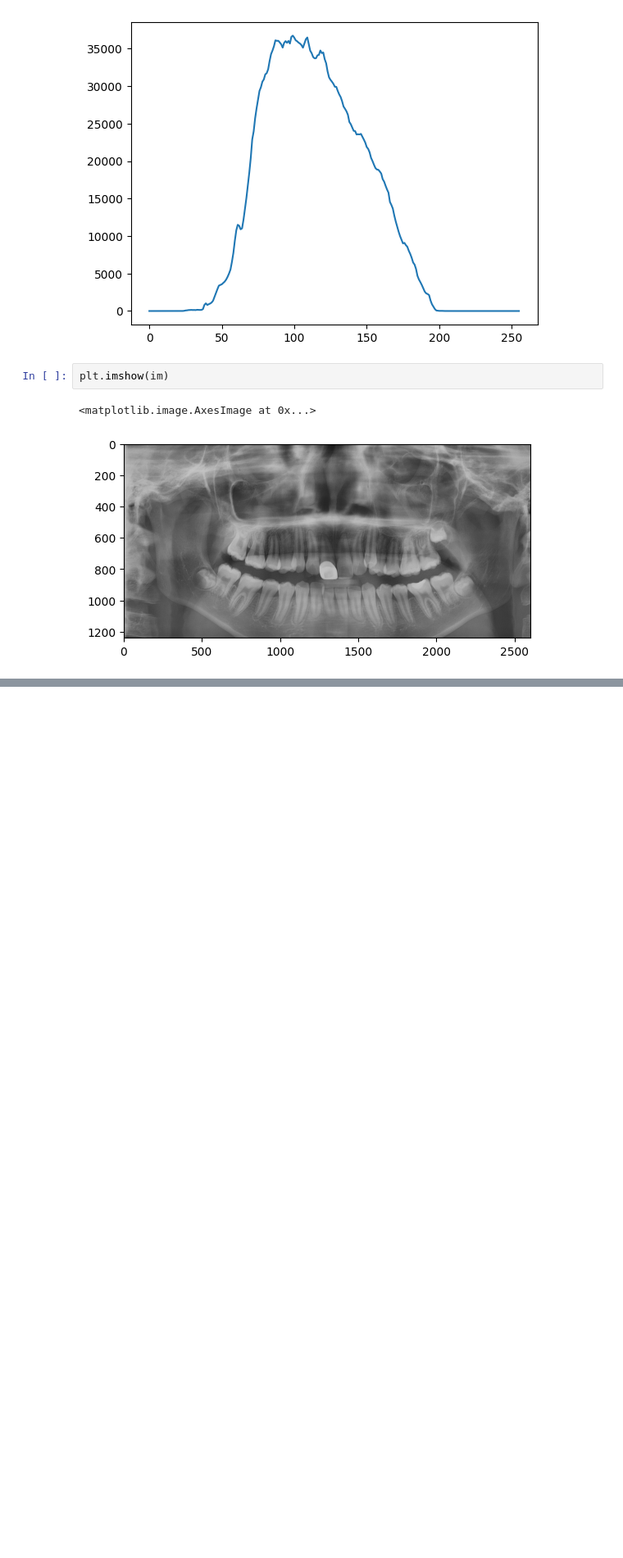
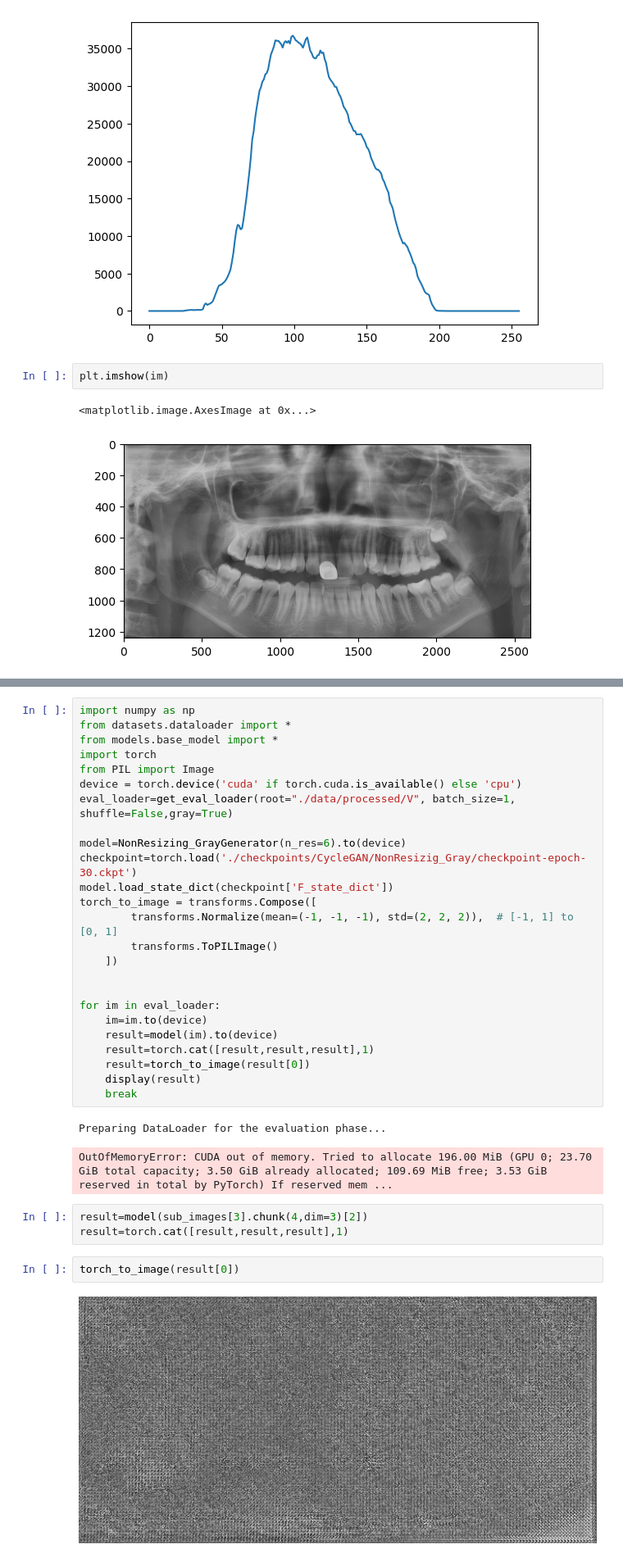
Before and after one commit to jaepoong/dental, a Jupyter notebook: test.ipynb, the cells around one changed output, grey strips where cells are left out. Shown at 82% size. Saved outputs shown, nothing was run; the diff lists cells and outputs as text; blank space fills up the shorter version.

```diff
--- a/test.ipynb
+++ b/test.ipynb
@@ -205,0 +244,35 @@ plt.imshow(im)
+# %%
+import numpy as np
+from datasets.dataloader import *
+from models.base_model import *
+import torch
+from PIL import Image
+device = torch.device('cuda' if torch.cuda.is_available() else 'cpu')
+eval_loader=get_eval_loader(root="./data/processed/V", batch_size=1, shuffle=False,gray=True)
+
+model=NonResizing_GrayGenerator(n_res=6).to(device)
+checkpoint=torch.load('./checkpoints/CycleGAN/NonResizig_Gray/checkpoint-epoch-30.ckpt')
+model.load_state_dict(checkpoint['F_state_dict'])
+torch_to_image = transforms.Compose([
+        transforms.Normalize(mean=(-1, -1, -1), std=(2, 2, 2)),  # [-1, 1] to [0, 1]
+        transforms.ToPILImage()
+    ])
+
+
+for im in eval_loader:
+    im=im.to(device)
+    result=model(im).to(device)
+    result=torch.cat([result,result,result],1)
+    result=torch_to_image(result[0])
+    display(result)
+    break
+# %% [output]
+Preparing DataLoader for the evaluation phase...
+OutOfMemoryError: CUDA out of memory. Tried to allocate 196.00 MiB (GPU 0; 23.70 GiB total capacity; 3.50 GiB already allocated; 109.69 MiB free; 3.53 GiB reserved in total by PyTorch) If reserved mem ...
+# %%
+result=model(sub_images[3].chunk(4,dim=3)[2])
+result=torch.cat([result,result,result],1)
+# %%
+torch_to_image(result[0])
+# %% [output]
+[figure, added]
```
Also changed, not shown: parts of 15 cells of this notebook, 15 other files.
